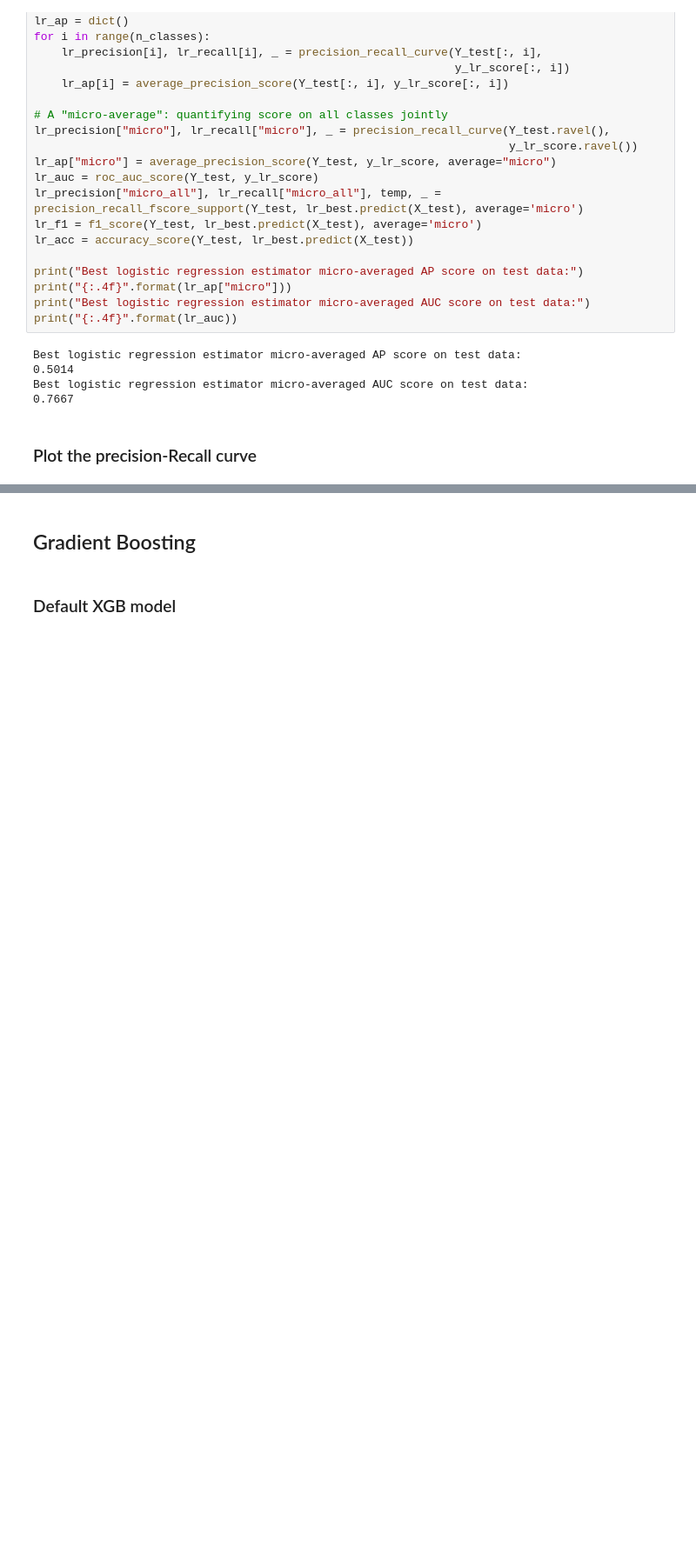
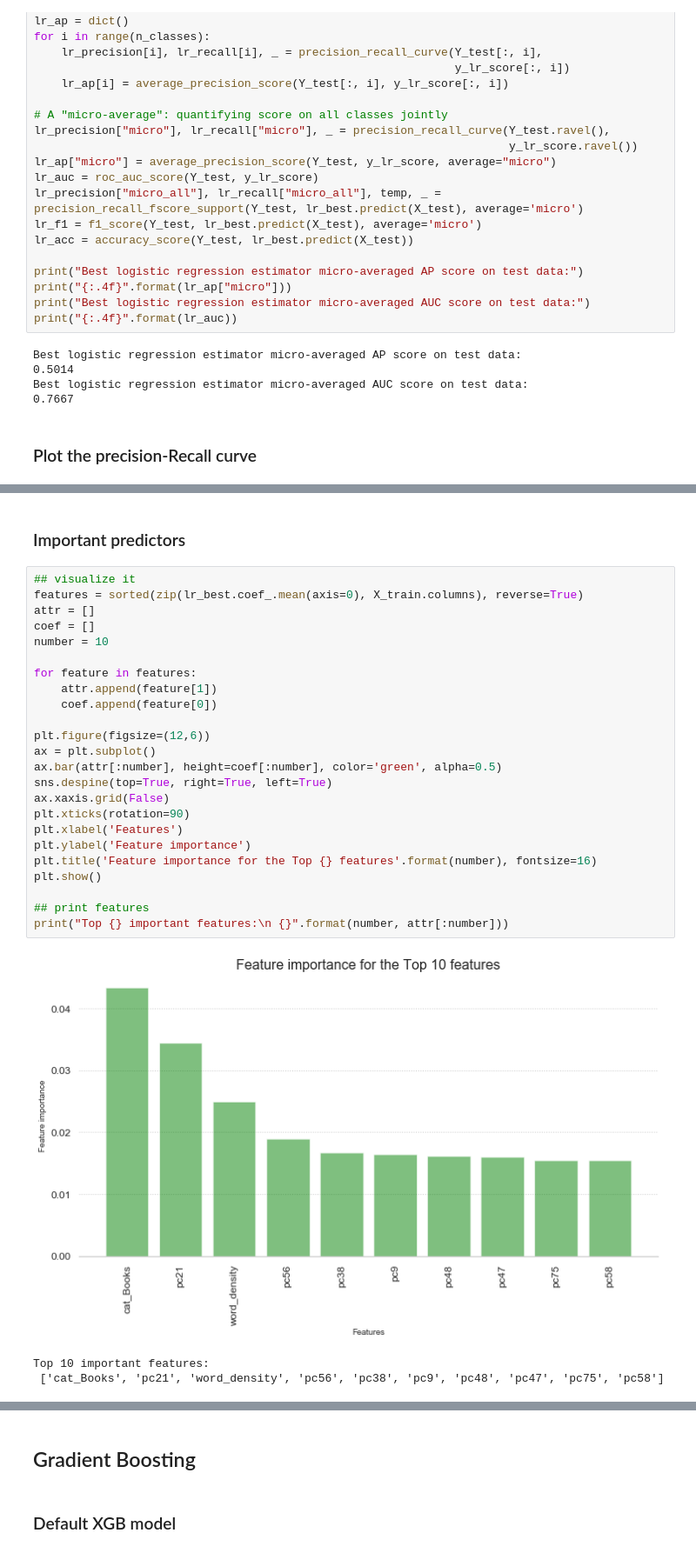
Before and after one commit to soo-pecialist/SB_DSC, a Jupyter notebook: 00_Capstone 1/05_ML/Machine_Learning.ipynb, the cells around one changed output, grey strips where cells are left out. Shown at 87% size. Drawn from its saved outputs; the diff is of its cells as text; blank space fills up the shorter version.

```diff
--- a/00_Capstone 1/05_ML/Machine_Learning.ipynb
+++ b/00_Capstone 1/05_ML/Machine_Learning.ipynb
@@ -385,0 +530,30 @@ plt.title(
+# %% [markdown]
+### Important predictors
+# %%
+## visualize it
+features = sorted(zip(lr_best.coef_.mean(axis=0), X_train.columns), reverse=True)
+attr = []
+coef = []
+number = 10
+
+for feature in features:
+    attr.append(feature[1])
+    coef.append(feature[0])
+
+plt.figure(figsize=(12,6))
+ax = plt.subplot()
+ax.bar(attr[:number], height=coef[:number], color='green', alpha=0.5)
+sns.despine(top=True, right=True, left=True)
+ax.xaxis.grid(False)
+plt.xticks(rotation=90)
+plt.xlabel('Features')
+plt.ylabel('Feature importance')
+plt.title('Feature importance for the Top {} features'.format(number), fontsize=16)
+plt.show()
+
+## print features
+print("Top {} important features:\n {}".format(number, attr[:number]))
+# %% [output]
+[figure, added]
+Top 10 important features:
+ ['cat_Books', 'pc21', 'word_density', 'pc56', 'pc38', 'pc9', 'pc48', 'pc47', 'pc75', 'pc58']
```
Also changed, not shown: parts of 45 cells of this notebook.
